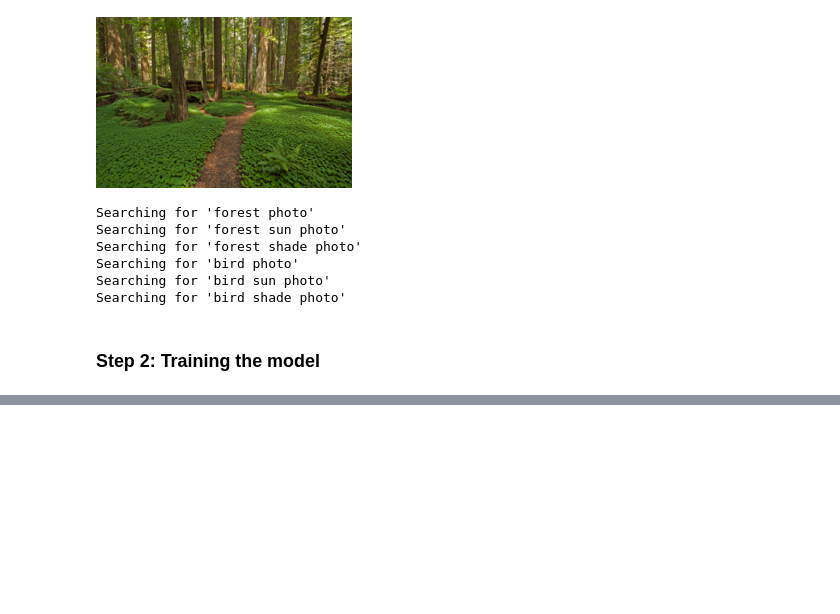
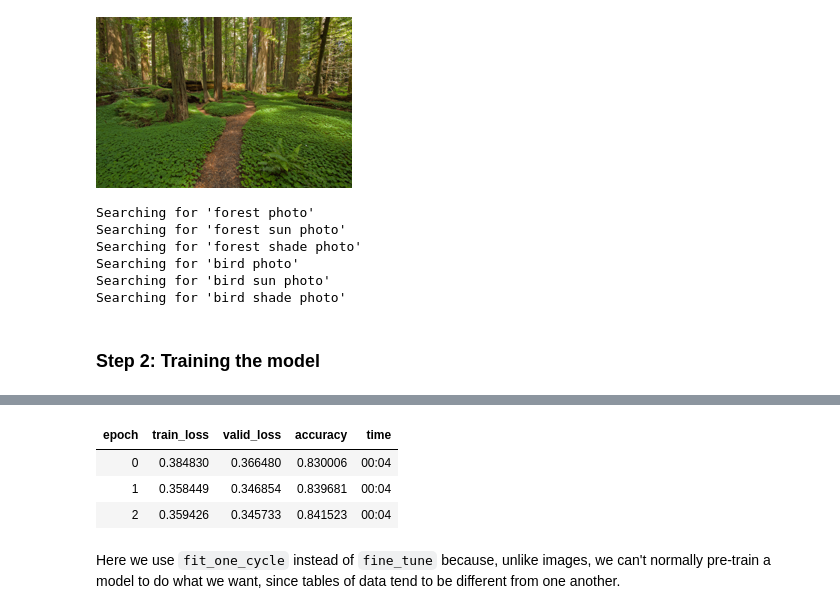
Before and after one commit to ysads/deep-learning, a Jupyter notebook: fastai-lesson-1.ipynb, the cells around one changed output, grey strips where cells are left out. Cells and saved outputs as stored; diff of their text form; code cells hidden in the pictures; blank space fills up the shorter version.

```diff
--- a/fastai-lesson-1.ipynb
+++ b/fastai-lesson-1.ipynb
@@ -148,0 +242,10 @@ dls.show_batch(max_n=6)
+# %%
+learn = tabular_learner(dataloaders, metrics=accuracy)
+learn.fit_one_cycle(3)
+# %% [output]
+| epoch | train_loss | valid_loss | accuracy | time |
+| 0 | 0.384830 | 0.366480 | 0.830006 | 00:04 |
+| 1 | 0.358449 | 0.346854 | 0.839681 | 00:04 |
+| 2 | 0.359426 | 0.345733 | 0.841523 | 00:04 |
+# %% [markdown]
+Here we use `fit_one_cycle` instead of `fine_tune` because, unlike images, we can't normally pre-train a model to do what we want, since tables of data tend to be different from one another.
```
Also changed, not shown: parts of 10 cells of this notebook.
